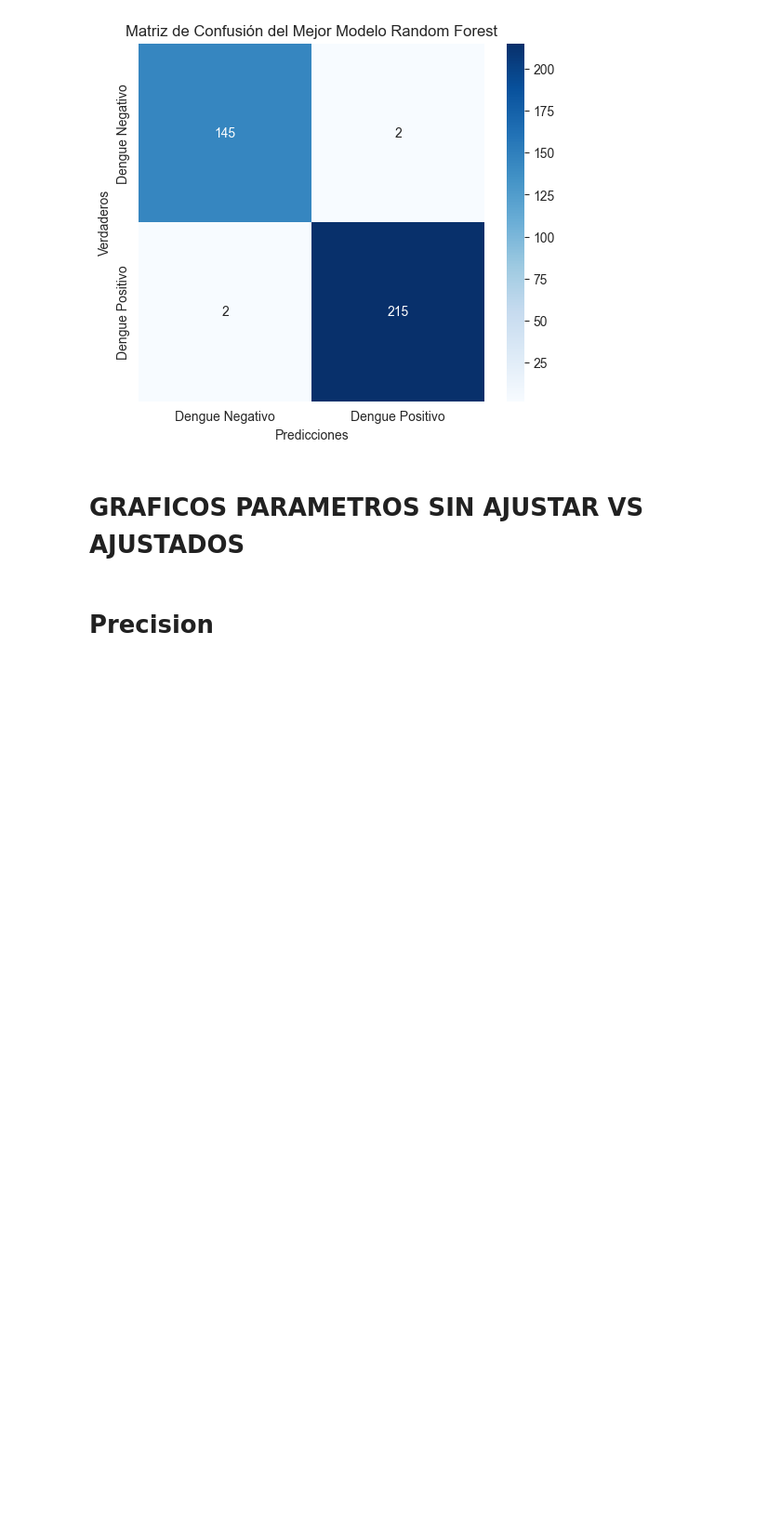
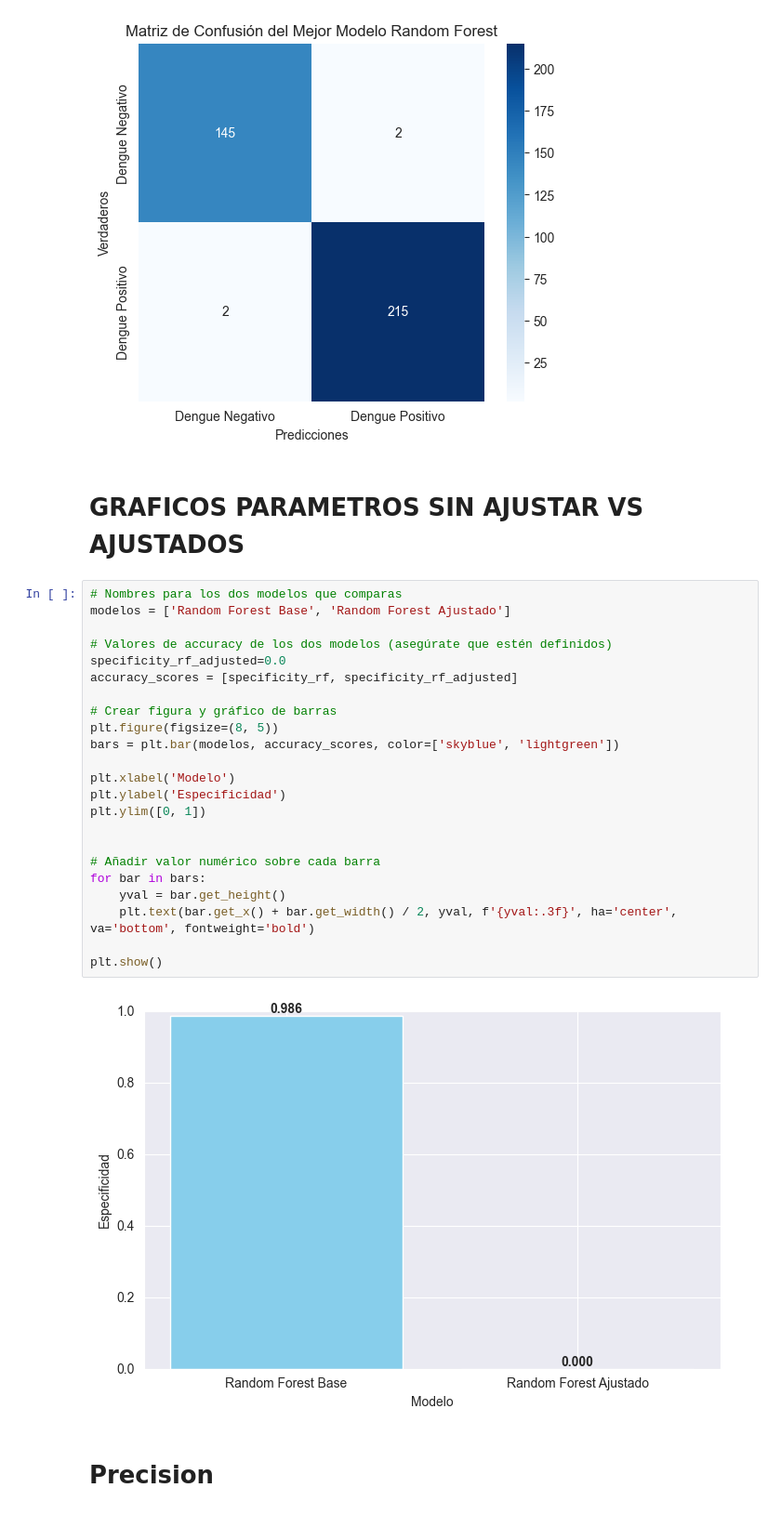
Before and after one commit to Dengue-Proyecto/Dengue_Backend, a Jupyter notebook: modeloML/modeloRF.ipynb, the cells around one changed output. Shown at 93% size. Saved outputs shown, nothing was run; the diff lists cells and outputs as text; blank space fills up the shorter version.

```diff
--- a/modeloML/modeloRF.ipynb
+++ b/modeloML/modeloRF.ipynb
@@ -439,6 +439,31 @@ F1-Score: 0.9908
 [figure]
 # %% [markdown]
 # GRAFICOS PARAMETROS SIN AJUSTAR VS AJUSTADOS
+# %%
+# Nombres para los dos modelos que comparas
+modelos = ['Random Forest Base', 'Random Forest Ajustado']
+
+# Valores de accuracy de los dos modelos (asegúrate que estén definidos)
+specificity_rf_adjusted=0.0
+accuracy_scores = [specificity_rf, specificity_rf_adjusted]
+
+# Crear figura y gráfico de barras
+plt.figure(figsize=(8, 5))
+bars = plt.bar(modelos, accuracy_scores, color=['skyblue', 'lightgreen'])
+
+plt.xlabel('Modelo')
+plt.ylabel('Especificidad')
+plt.ylim([0, 1])
+
+
+# Añadir valor numérico sobre cada barra
+for bar in bars:
+    yval = bar.get_height()
+    plt.text(bar.get_x() + bar.get_width() / 2, yval, f'{yval:.3f}', ha='center', va='bottom', fontweight='bold')
+
+plt.show()
+# %% [output]
+[figure, added]
 # %% [markdown]
 # Precision
 # %%
```
Also changed, not shown: parts of 1 cell of this notebook, 2 other files.
